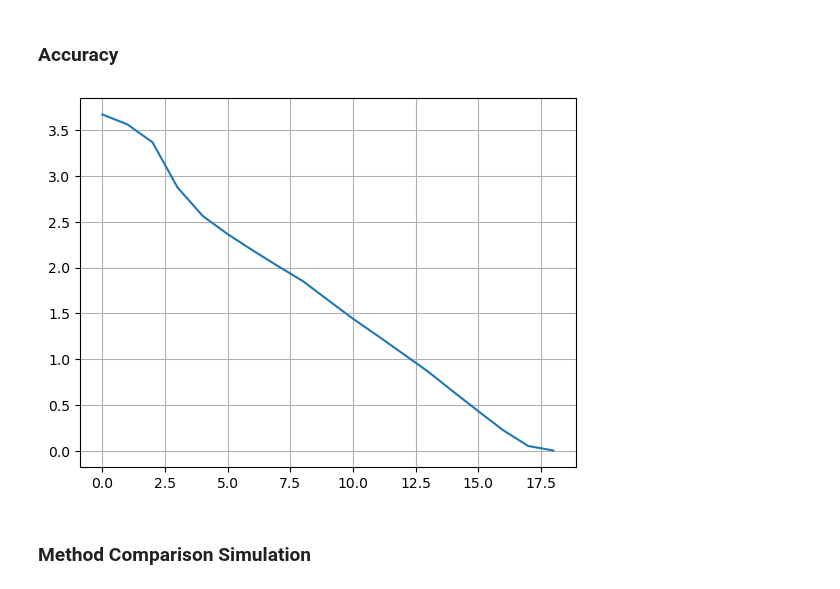
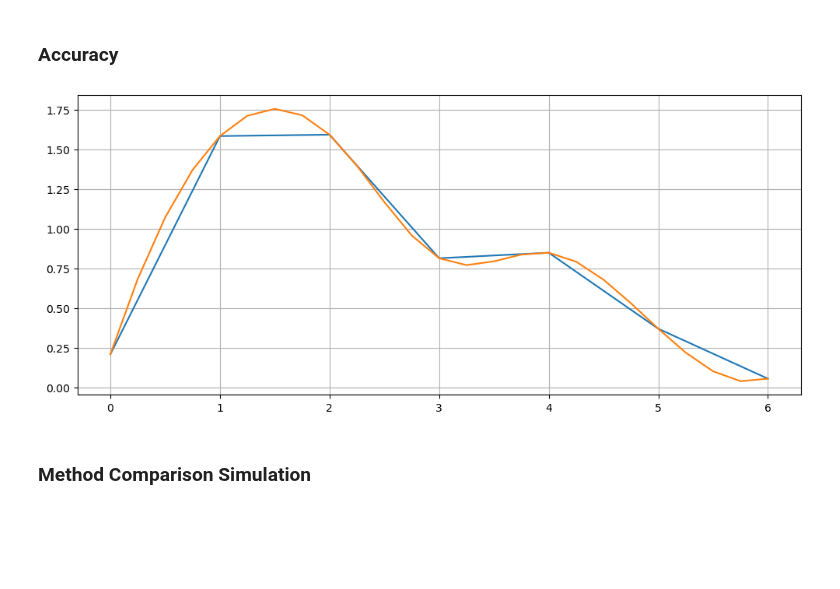
Before and after one commit to eliu420/photon-range-estimator, a Jupyter notebook: test_loop.ipynb, the cells around one changed output. Drawn from its saved outputs; the diff is of its cells as text; code cells hidden in the pictures; blank space fills up the shorter version.

```diff
--- a/test_loop.ipynb
+++ b/test_loop.ipynb
@@ -97,9 +97,3 @@ for i in range(len(df)):
     range_list.append(range_estimator.range_remaining)
 # %% [markdown]
 ### Accuracy
-# %%
-run_error, errors = testing().test_accuracy(df, range_list, interval=100)
-plt.plot(range(len(errors)), errors)
-plt.grid()
-# %% [output]
-[figure, removed]
@@ -106,3 +112,18 @@ plt.grid()
+# %%
+run_error, errors = testing().test_accuracy(df, range_list, interval=300)
+
+x = range(len(errors))
+y = errors
+
+x_smooth = np.linspace(np.min(x),np.max(x),num = 25) #Num represents number of points, play around to affect smoothness
+bspline = interpolate.make_interp_spline(x,y)
+y_smooth = bspline(x_smooth)
+
+plt.figure(figsize=(12,5))
+plt.plot(x, y, x_smooth, y_smooth)
+plt.grid()
+# %% [output]
+[figure, added]
 # %% [markdown]
 ### Method Comparison Simulation
 # %%
```
Also changed, not shown: parts of 6 cells of this notebook.
